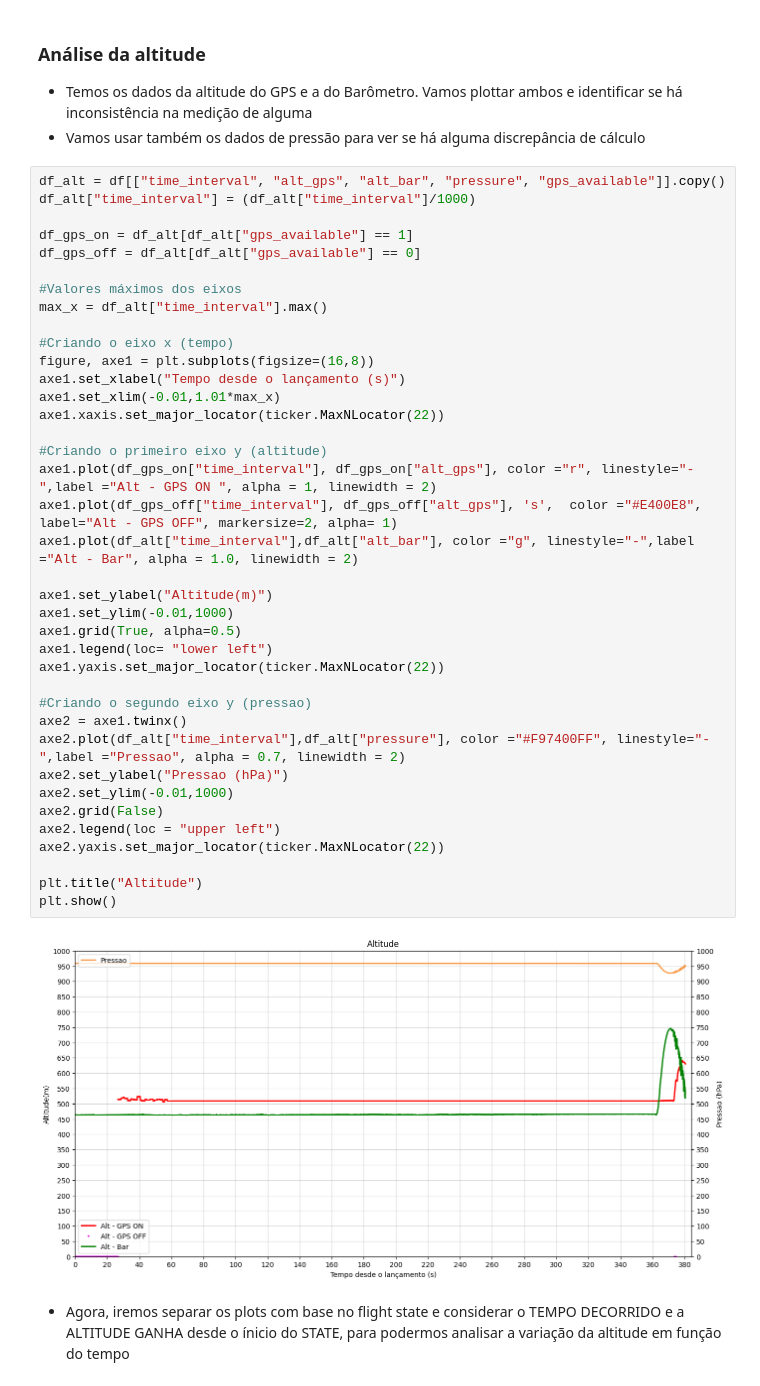
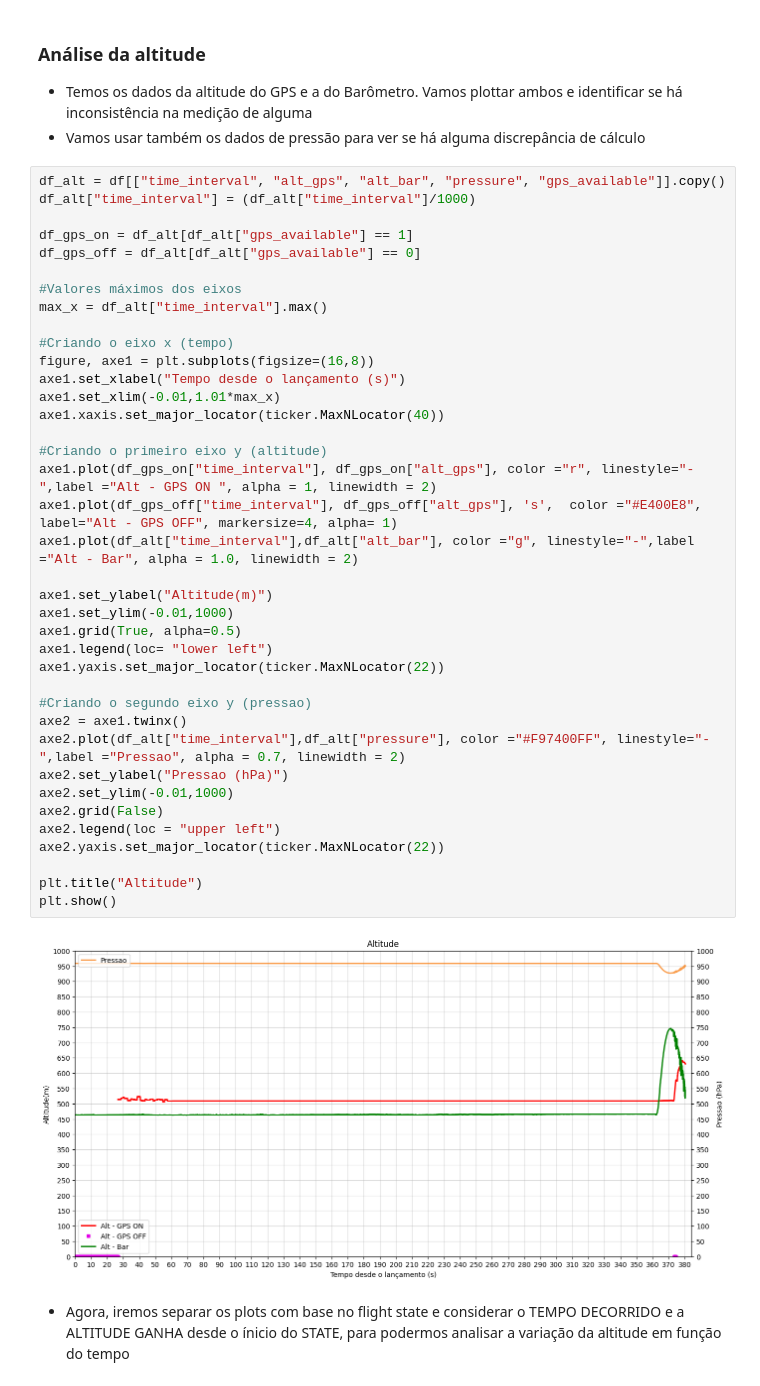
Before and after one commit to EnzoBat17/Analise-de-Dados-NASHIRA---EPTA, a Jupyter notebook: Analise de Dados NASHIRA.ipynb, the cells around one changed output. Cells and saved outputs as stored; diff of their text form.

```diff
--- a/Analise de Dados NASHIRA.ipynb
+++ b/Analise de Dados NASHIRA.ipynb
@@ -99,36 +114,36 @@ df_gps_off = df_alt[df_alt["gps_available"] == 0]
 #Valores máximos dos eixos
 max_x = df_alt["time_interval"].max()
 
 #Criando o eixo x (tempo)
 figure, axe1 = plt.subplots(figsize=(16,8))
 axe1.set_xlabel("Tempo desde o lançamento (s)")
 axe1.set_xlim(-0.01,1.01*max_x)
-axe1.xaxis.set_major_locator(ticker.MaxNLocator(22))
+axe1.xaxis.set_major_locator(ticker.MaxNLocator(40))
 
 #Criando o primeiro eixo y (altitude)
 axe1.plot(df_gps_on["time_interval"], df_gps_on["alt_gps"], color ="r", linestyle="-",label ="Alt - GPS ON ", alpha = 1, linewidth = 2)
-axe1.plot(df_gps_off["time_interval"], df_gps_off["alt_gps"], 's',  color ="#E400E8", label="Alt - GPS OFF", markersize=2, alpha= 1)
+axe1.plot(df_gps_off["time_interval"], df_gps_off["alt_gps"], 's',  color ="#E400E8", label="Alt - GPS OFF", markersize=4, alpha= 1)
 axe1.plot(df_alt["time_interval"],df_alt["alt_bar"], color ="g", linestyle="-",label ="Alt - Bar", alpha = 1.0, linewidth = 2)
 
 axe1.set_ylabel("Altitude(m)")
 axe1.set_ylim(-0.01,1000)
 axe1.grid(True, alpha=0.5)
 axe1.legend(loc= "lower left")
 axe1.yaxis.set_major_locator(ticker.MaxNLocator(22))
 
 #Criando o segundo eixo y (pressao)
 axe2 = axe1.twinx()
 axe2.plot(df_alt["time_interval"],df_alt["pressure"], color ="#F97400FF", linestyle="-",label ="Pressao", alpha = 0.7, linewidth = 2)
 axe2.set_ylabel("Pressao (hPa)")
 axe2.set_ylim(-0.01,1000)
 axe2.grid(False)
 axe2.legend(loc = "upper left")
 axe2.yaxis.set_major_locator(ticker.MaxNLocator(22))
 
 plt.title("Altitude")
 plt.show()
 # %% [output]
-[figure, old version]
+[figure, new version]
 # %% [markdown]
 - Agora, iremos separar os plots com base no flight state e considerar o TEMPO DECORRIDO e a ALTITUDE GANHA desde o ínicio do STATE, para podermos analisar a variação da altitude em função do tempo
 # %%
```
Also changed, not shown: parts of 7 cells of this notebook.
